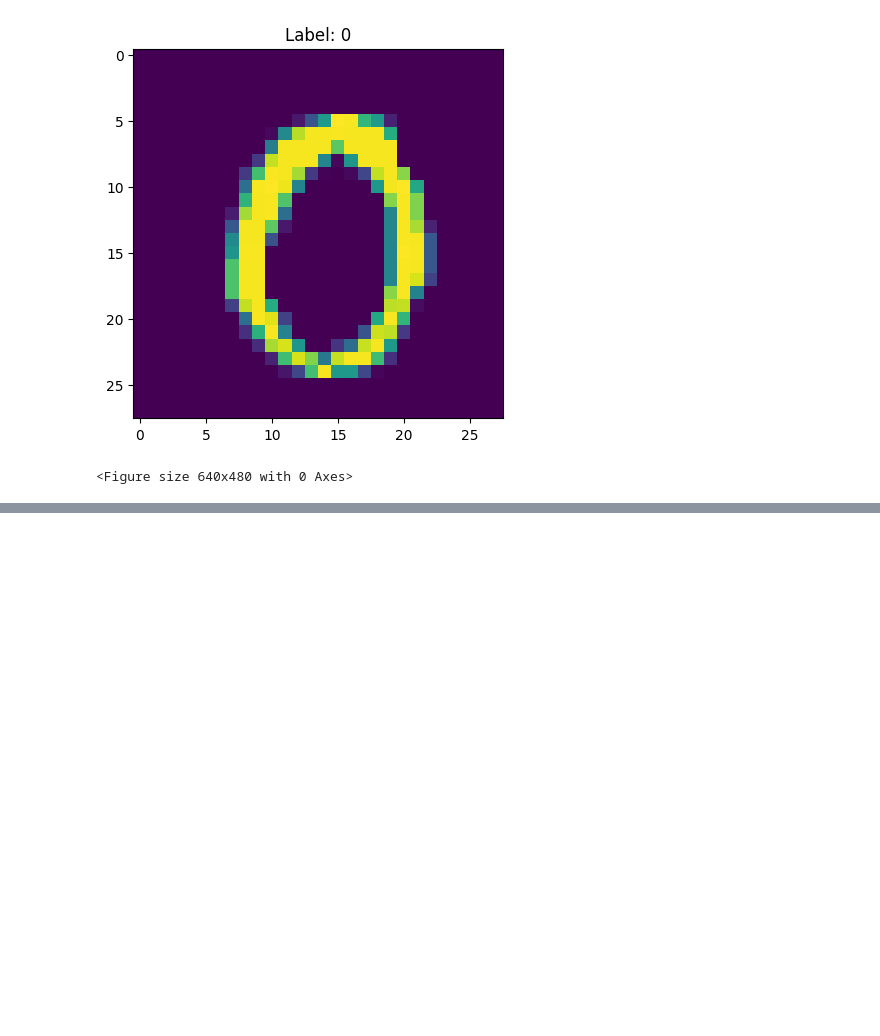
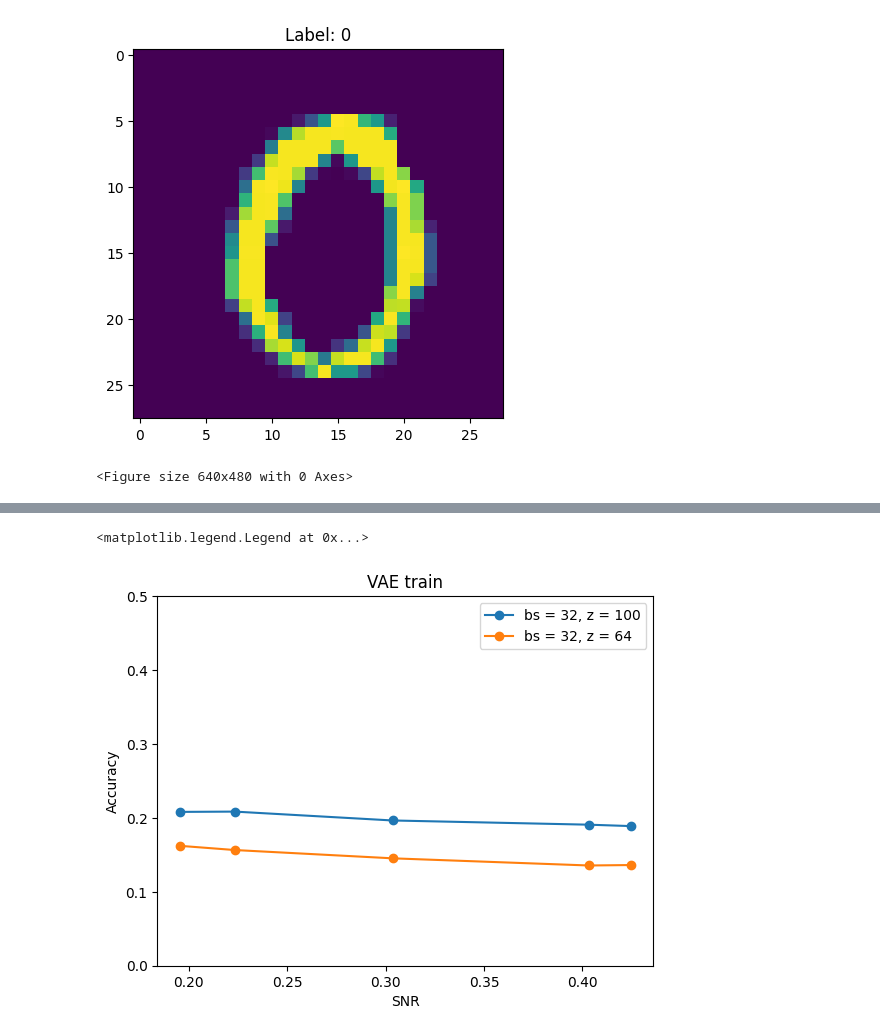
Before and after one commit to aschoudry/VAE_prject, a Jupyter notebook: notebooks/VAE_MNIST_data.ipynb, the cells around one changed output, grey strips where cells are left out. Saved outputs shown, nothing was run; the diff lists cells and outputs as text; code cells hidden in the pictures; blank space fills up the shorter version.

```diff
--- a/notebooks/VAE_MNIST_data.ipynb
+++ b/notebooks/VAE_MNIST_data.ipynb
@@ -1168,0 +597,4 @@ plt.show()
+# %%
+batch_32_z_100_acc =[0.1889, 0.1908, 0.1965,  0.2085, 0.2081] #no overfits
+batch_32_z_64_acc =[0.1362, 0.1356, 0.1453,  0.1565, 0.1622] #no overfits
+batch_16_z_32_acc =[0.1362, 0.1356, 0.1453,  0.1565, 0.1622] #no overfits
@@ -1168,0 +613,11 @@ plt.show()
+# %%
+plt.title("VAE train")
+plt.plot(SNRs, batch_32_z_100_acc, "-o", label="bs = 32, z = 100")
+plt.plot(SNRs, batch_32_z_64_acc, "-o", label="bs = 32, z = 64")
+plt.ylim(0,0.5)
+plt.xlabel("SNR")
+plt.ylabel("Accuracy")
+plt.legend()
+# %% [output]
+<matplotlib.legend.Legend at 0x...>
+[figure, added]
```
Also changed, not shown: parts of 68 cells of this notebook.
